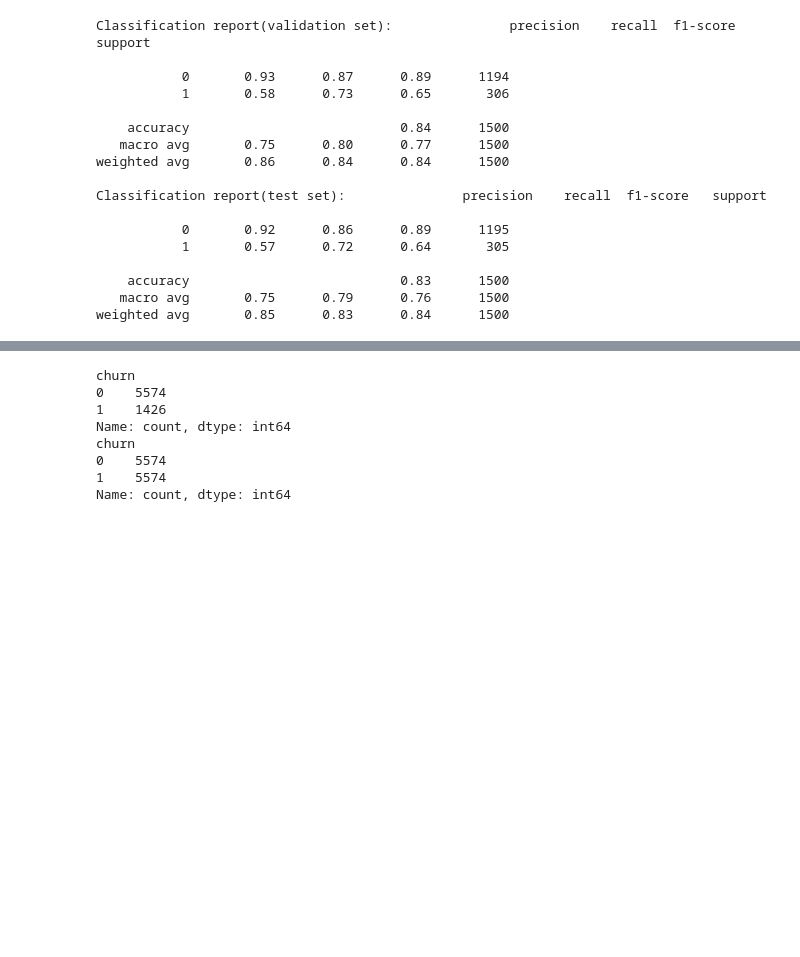
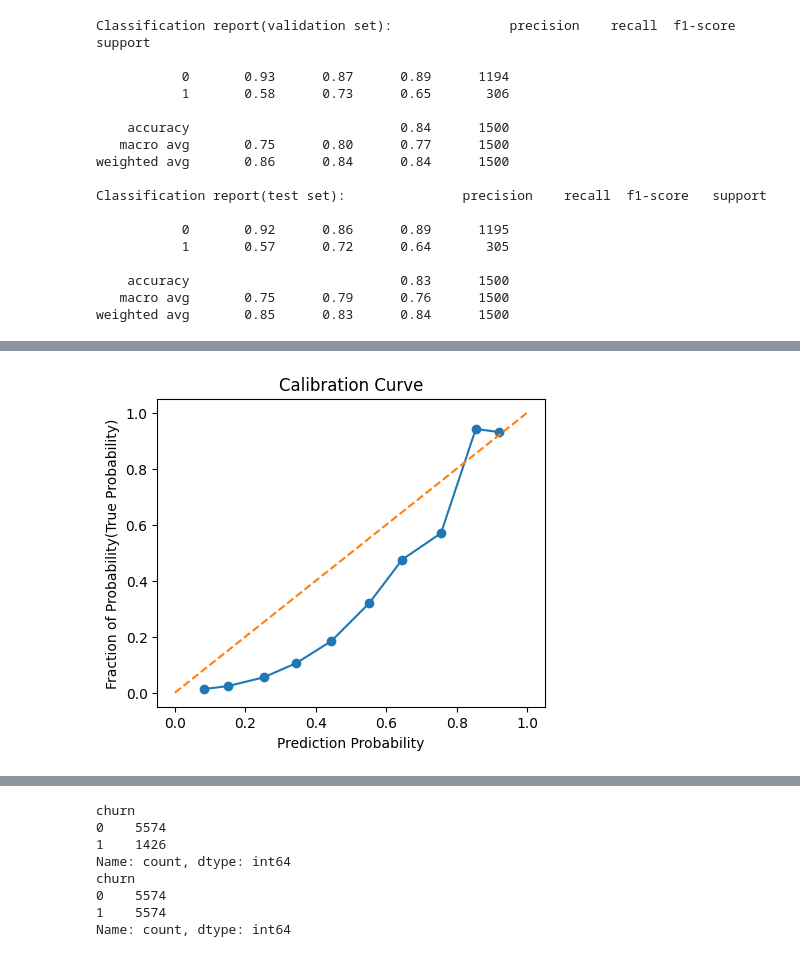
Before and after one commit to NaimPro-tech/Bank_Churn_Prediction_System, a Jupyter notebook: bank_customer_churn.ipynb, the cells around one changed output, grey strips where cells are left out. Saved outputs shown, nothing was run; the diff lists cells and outputs as text; code cells hidden in the pictures; blank space fills up the shorter version.

```diff
--- a/bank_customer_churn.ipynb
+++ b/bank_customer_churn.ipynb
@@ -791,0 +840,16 @@ weighted avg       0.85      0.83      0.84      1500
+# %%
+#Calibration Curve of Random Forest Model
+actual_prob, pred_prob = calibration_curve(
+    y_test,
+    random_forest_prob,
+    n_bins=10
+)
+plt.figure(figsize=(5,4))
+plt.plot(pred_prob, actual_prob, marker='o')
+plt.plot([0,1],[0,1],'--')
+plt.xlabel("Prediction Probability")
+plt.ylabel("Fraction of Probability(True Probability)")
+plt.title("Calibration Curve")
+plt.show()
+# %% [output]
+[figure, added]
```
Also changed, not shown: parts of 13 cells of this notebook.
